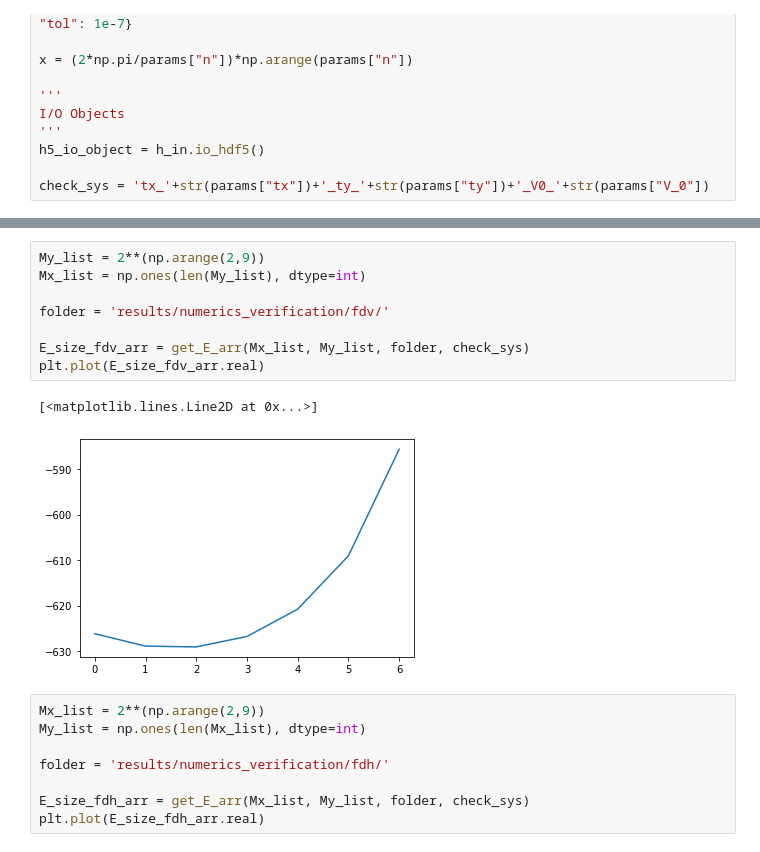
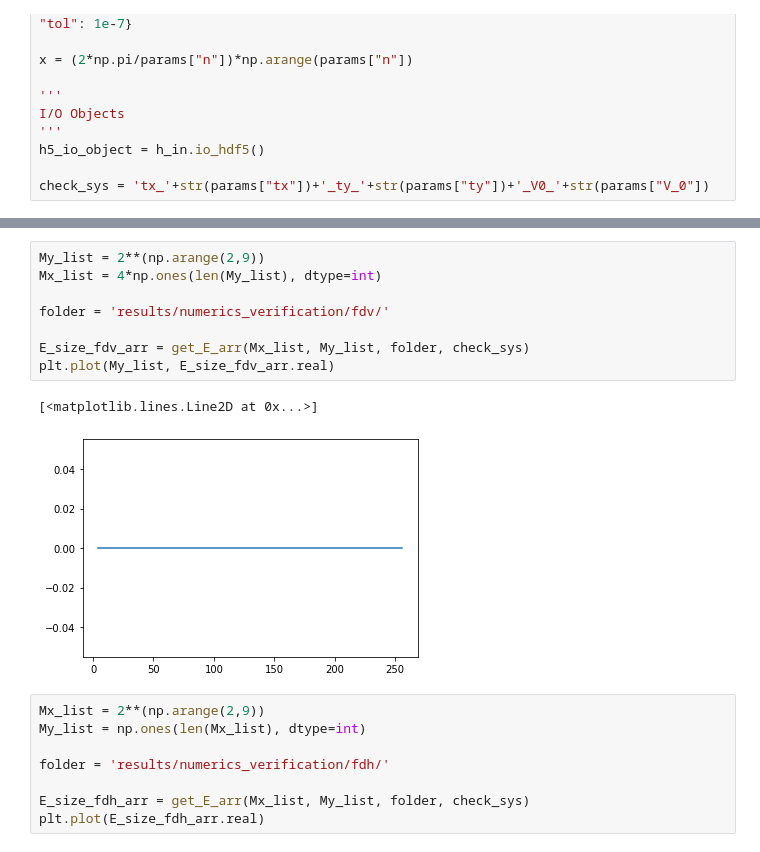
Before and after one commit to Progklui/rotor_lattice_models, a Jupyter notebook: numerics_verification.ipynb, the cells around one changed output, grey strips where cells are left out. Cells and saved outputs as stored; diff of their text form.

```diff
--- a/numerics_verification.ipynb
+++ b/numerics_verification.ipynb
@@ -117,14 +117,14 @@ plt.plot(E_size_fo_arr.real)
 # %%
 My_list = 2**(np.arange(2,9))
-Mx_list = np.ones(len(My_list), dtype=int)
+Mx_list = 4*np.ones(len(My_list), dtype=int)
 
 folder = 'results/numerics_verification/fdv/'
 
 E_size_fdv_arr = get_E_arr(Mx_list, My_list, folder, check_sys)
-plt.plot(E_size_fdv_arr.real)
+plt.plot(My_list, E_size_fdv_arr.real)
 # %% [output]
 [<matplotlib.lines.Line2D at 0x...>]
-[figure, old version]
+[figure, new version]
 # %%
 Mx_list = 2**(np.arange(2,9))
 My_list = np.ones(len(Mx_list), dtype=int)
```
Also changed, not shown: parts of 1 cell of this notebook, 1 other file.
